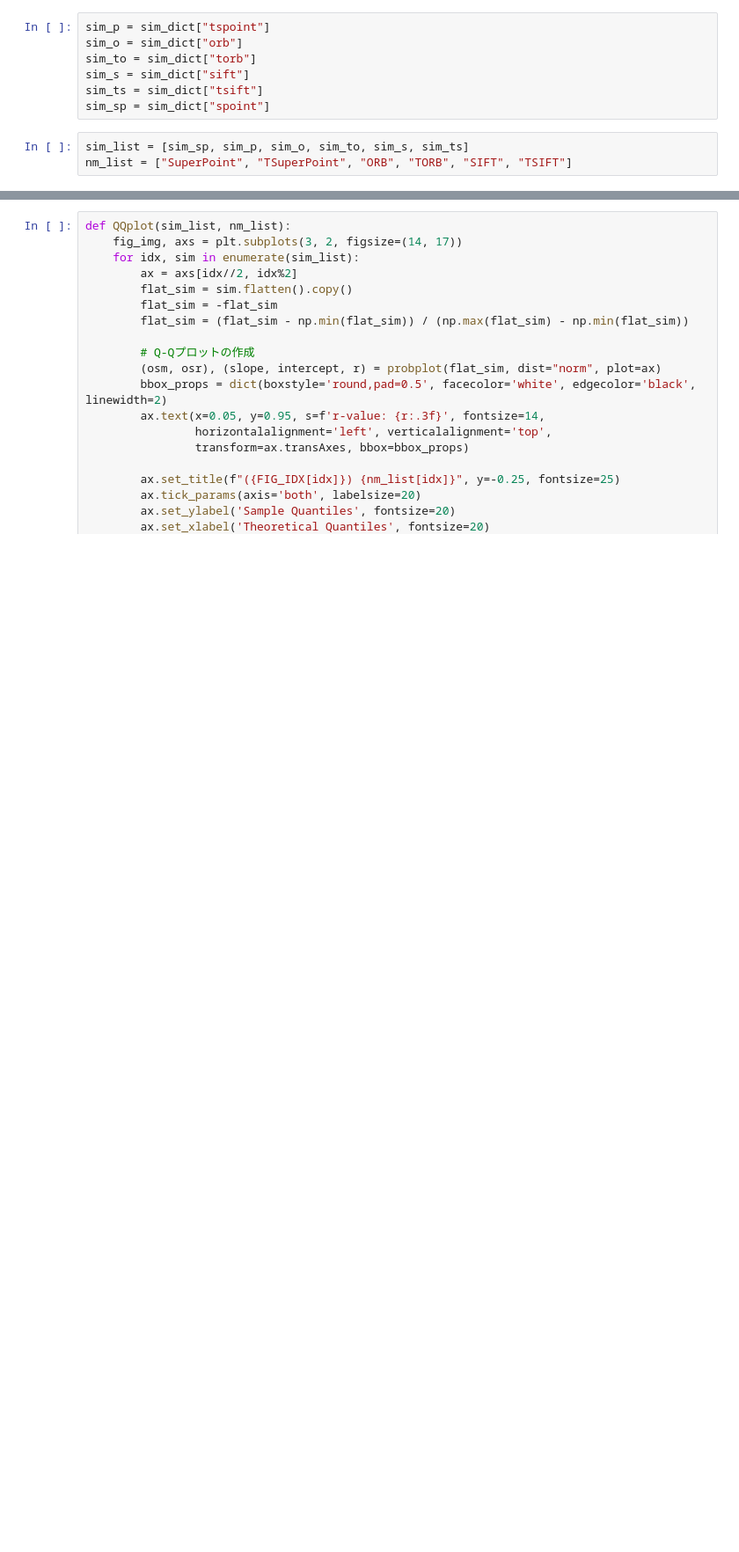
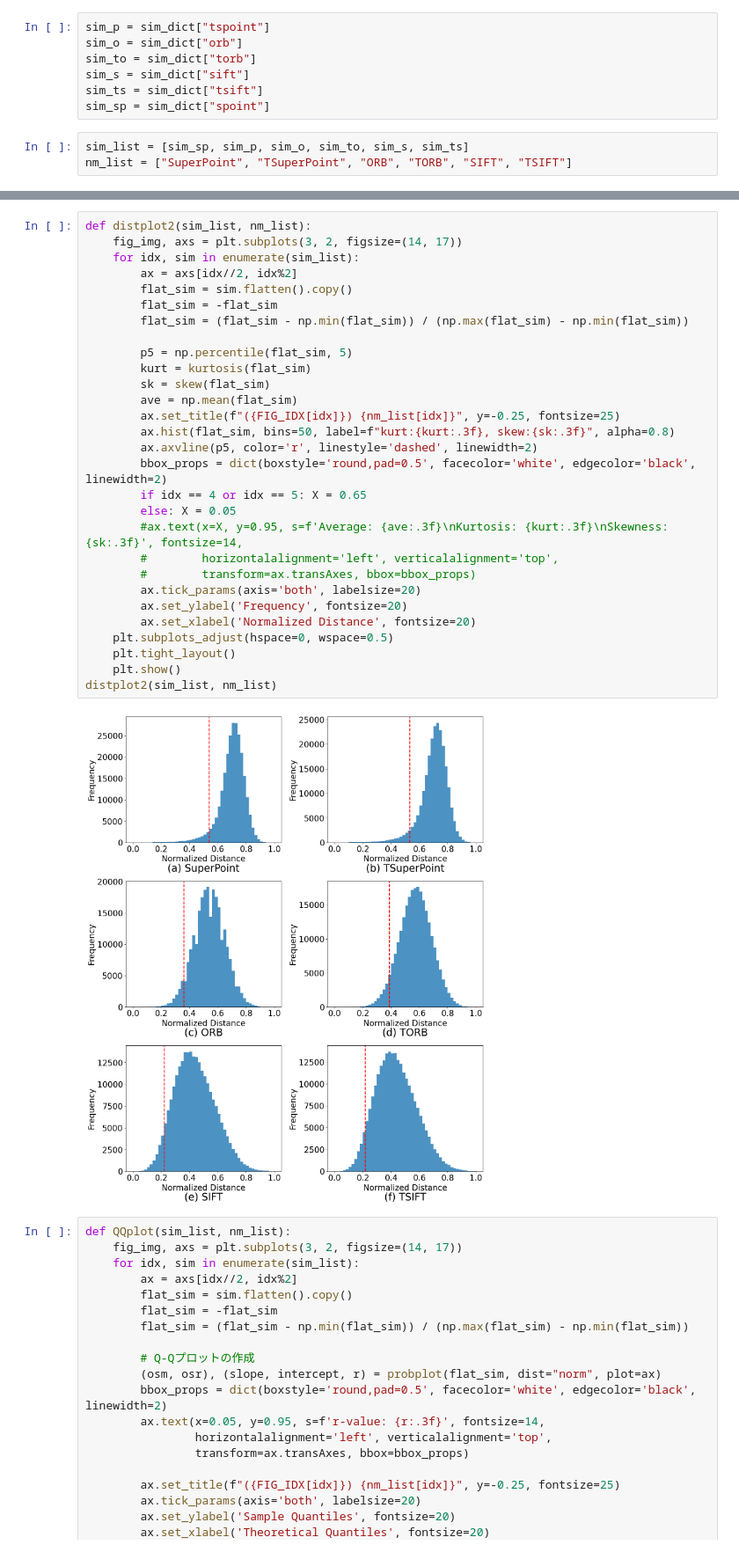
Before and after one commit to imonalc/Keypoints, a Jupyter notebook: EDA_descriptor.ipynb, the cells around one changed output, grey strips where cells are left out. Shown at 88% size. Drawn from its saved outputs; the diff is of its cells as text; blank space fills up the shorter version.

```diff
--- a/EDA_descriptor.ipynb
+++ b/EDA_descriptor.ipynb
@@ -55,3 +57,34 @@ distplot(sim_list, nm_list)
+# %%
+def distplot2(sim_list, nm_list):
+    fig_img, axs = plt.subplots(3, 2, figsize=(14, 17))
+    for idx, sim in enumerate(sim_list):
+        ax = axs[idx//2, idx%2]
+        flat_sim = sim.flatten().copy()
+        flat_sim = -flat_sim
+        flat_sim = (flat_sim - np.min(flat_sim)) / (np.max(flat_sim) - np.min(flat_sim))
+
+        p5 = np.percentile(flat_sim, 5)
+        kurt = kurtosis(flat_sim)
+        sk = skew(flat_sim)
+        ave = np.mean(flat_sim)
+        ax.set_title(f"({FIG_IDX[idx]}) {nm_list[idx]}", y=-0.25, fontsize=25)
+        ax.hist(flat_sim, bins=50, label=f"kurt:{kurt:.3f}, skew:{sk:.3f}", alpha=0.8)
+        ax.axvline(p5, color='r', linestyle='dashed', linewidth=2)
+        bbox_props = dict(boxstyle='round,pad=0.5', facecolor='white', edgecolor='black', linewidth=2)
+        if idx == 4 or idx == 5: X = 0.65
+        else: X = 0.05
+        #ax.text(x=X, y=0.95, s=f'Average: {ave:.3f}\nKurtosis: {kurt:.3f}\nSkewness: {sk:.3f}', fontsize=14,
+        #        horizontalalignment='left', verticalalignment='top',
+        #        transform=ax.transAxes, bbox=bbox_props)
+        ax.tick_params(axis='both', labelsize=20)
+        ax.set_ylabel('Frequency', fontsize=20)
+        ax.set_xlabel('Normalized Distance', fontsize=20)
+    plt.subplots_adjust(hspace=0, wspace=0.5)
+    plt.tight_layout()
+    plt.show()
+distplot2(sim_list, nm_list)
+# %% [output]
+[figure, added]
 # %%
 def QQplot(sim_list, nm_list):
     fig_img, axs = plt.subplots(3, 2, figsize=(14, 17))
```
Also changed, not shown: parts of 1 cell of this notebook.
